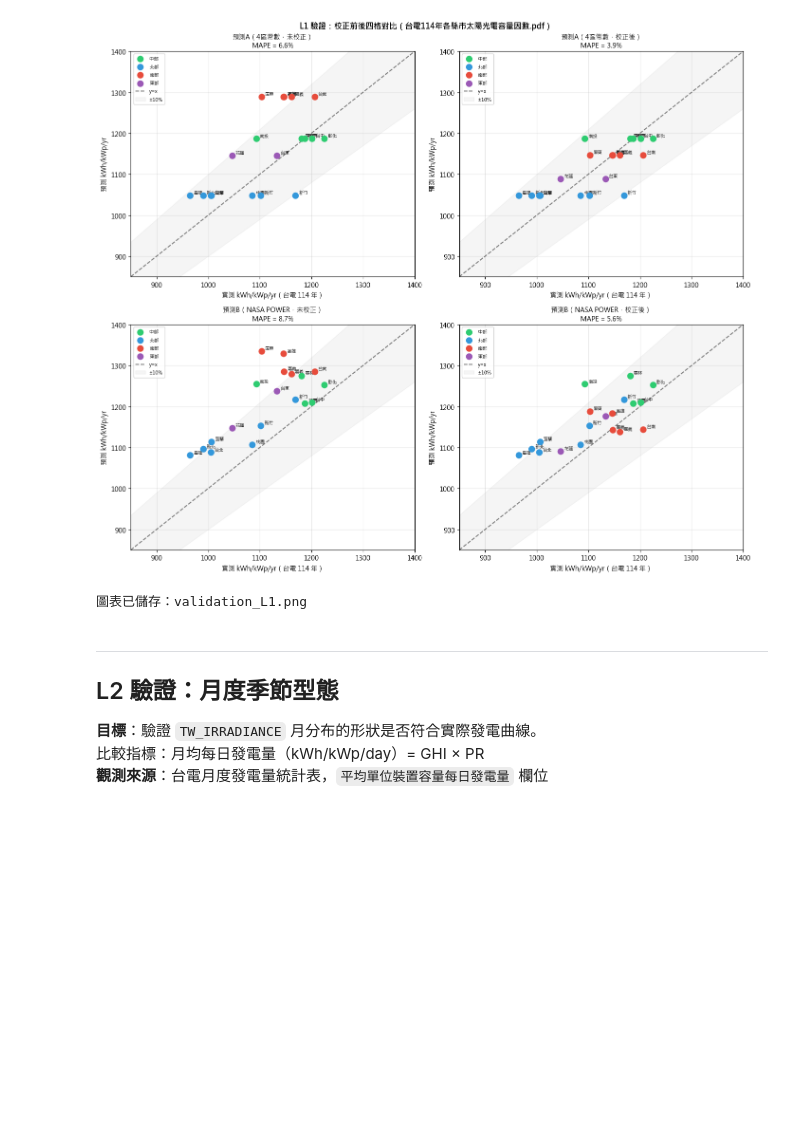
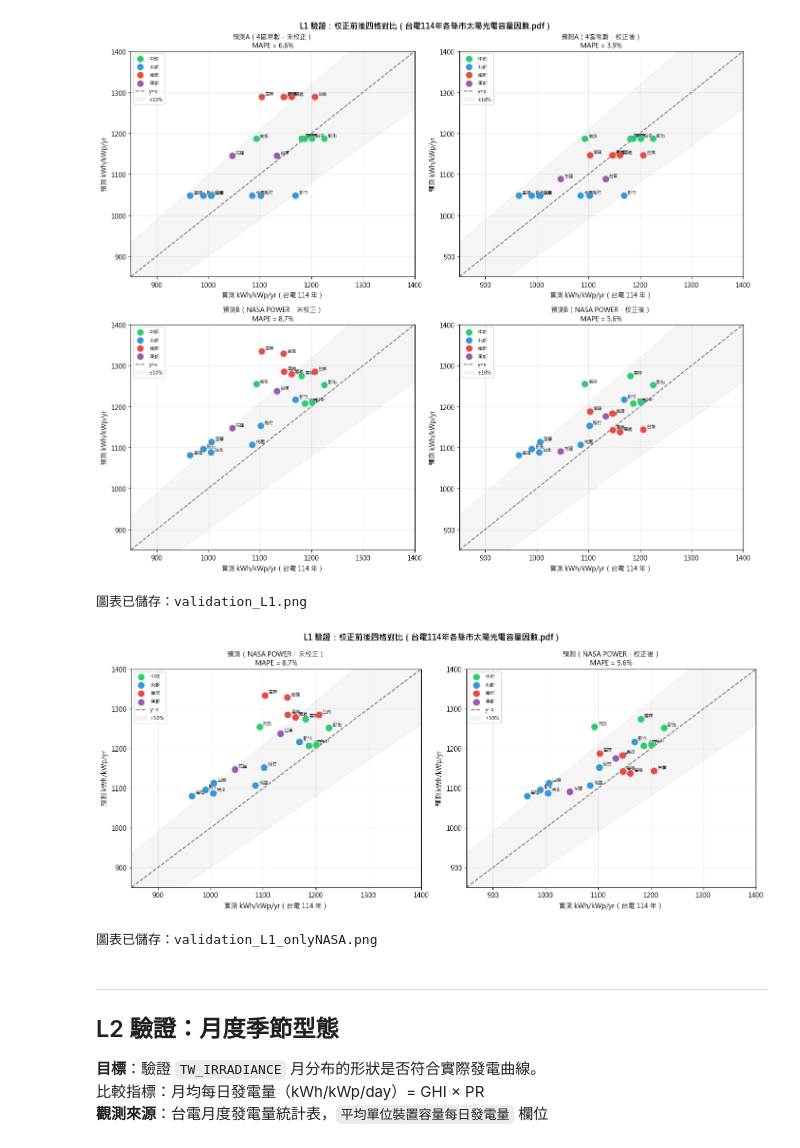
Before and after one commit to b12705030/solar_money, a Jupyter notebook: data/validation/validate_model.ipynb, the cells around one changed output. Cells and saved outputs as stored; diff of their text form; code cells hidden in the pictures; blank space fills up the shorter version.

```diff
--- a/data/validation/validate_model.ipynb
+++ b/data/validation/validate_model.ipynb
@@ -290,6 +290,44 @@ print('圖表已儲存：validation_L1.png')
 # %% [output]
 [figure]
 圖表已儲存：validation_L1.png
+# %%
+# L1 散點圖：校正前後四格對比
+fig, axes = plt.subplots(1, 2, figsize=(14, 6))
+LIMS = [850, 1400]
+
+plots = [
+    (axes[0], '預測B',    '誤差B%',    '預測（NASA POWER，未校正）'),
+    (axes[1], '預測B校正', '誤差B校正%', '預測（NASA POWER，校正後）'),
+]
+
+for ax, pred_col, err_col, title in plots:
+    valid = df_cmp.dropna(subset=[pred_col])
+    for region, grp in valid.groupby('區域'):
+        ax.scatter(grp['實測'], grp[pred_col],
+                   c=REGION_COLORS[region], label=region, s=80, zorder=5)
+        for _, row in grp.iterrows():
+            ax.annotate(row['縣市'][:2], (row['實測'], row[pred_col]),
+                        textcoords='offset points', xytext=(5, 2), fontsize=7)
+    ax.plot(LIMS, LIMS, 'k--', alpha=0.5, lw=1.5, label='y=x')
+    ax.fill_between(LIMS, [x*0.90 for x in LIMS], [x*1.10 for x in LIMS],
+                    alpha=0.08, color='gray', label='±10%')
+    mape = valid[err_col].abs().mean()
+    ax.set_title(f'{title}\nMAPE = {mape:.1f}%', fontsize=10)
+    ax.set_xlabel('實測 kWh/kWp/yr（台電 114 年）')
+    ax.set_ylabel('預測 kWh/kWp/yr')
+    ax.set_xlim(LIMS); ax.set_ylim(LIMS)
+    ax.legend(fontsize=7.5, loc='upper left')
+    ax.grid(True, alpha=0.3)
+
+plt.suptitle('L1 驗證：校正前後四格對比（台電114年各縣市太陽光電容量因數.pdf）',
+             fontsize=12, fontweight='bold')
+plt.tight_layout()
+plt.savefig('validation_L1_onlyNASA.png', dpi=150, bbox_inches='tight')
+plt.show()
+print('圖表已儲存：validation_L1_onlyNASA.png')
+# %% [output]
+[figure, added]
+圖表已儲存：validation_L1_onlyNASA.png
 # %% [markdown]
 ---
 ## L2 驗證：月度季節型態
```
Also changed, not shown: 1 other file.
